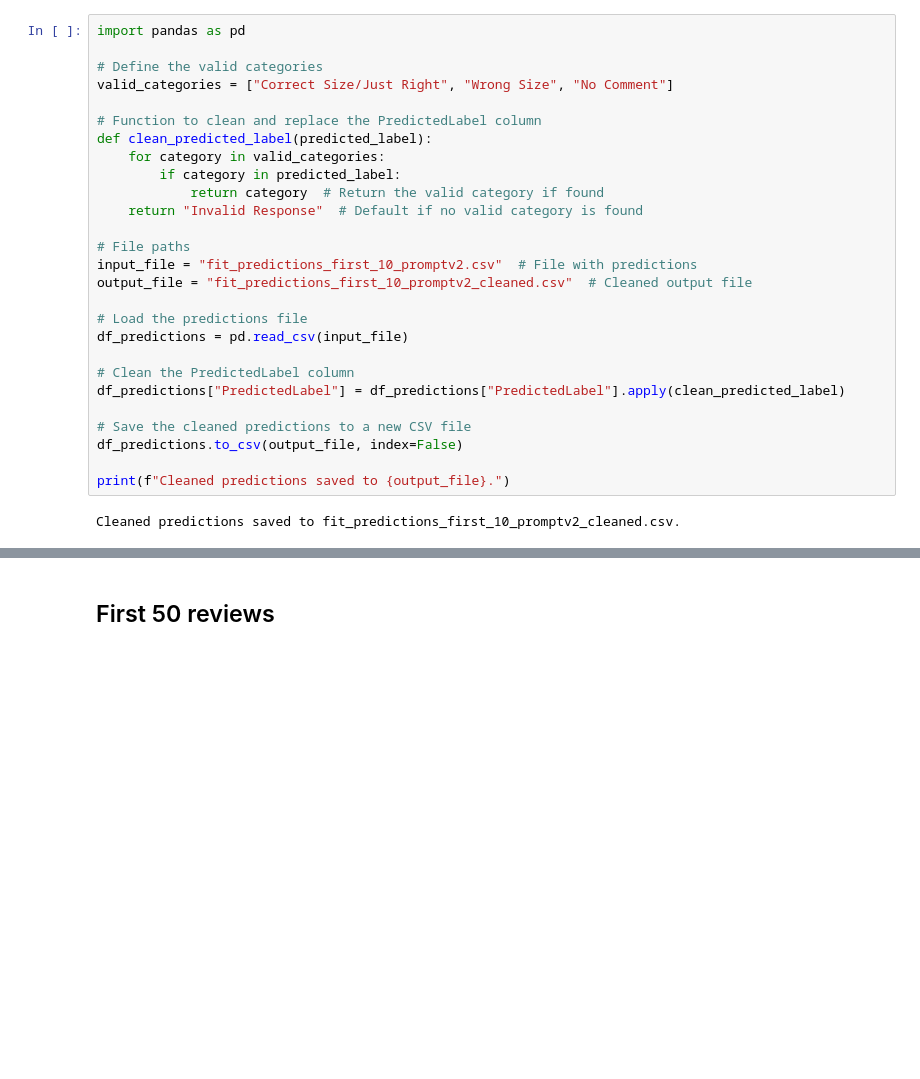
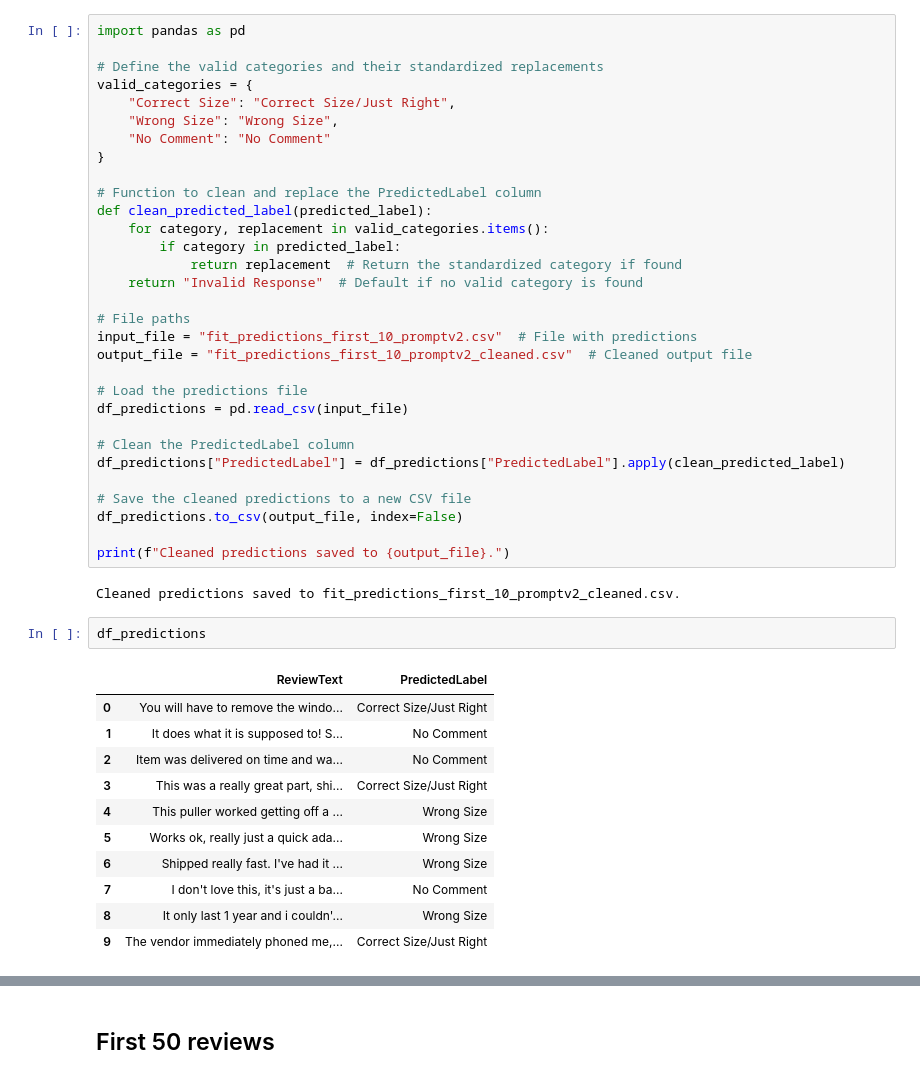
Before and after one commit to Vishnuanand77/text_classification, a Jupyter notebook: llama3_1-8b.ipynb, the cells around one changed output, grey strips where cells are left out. Cells and saved outputs as stored; diff of their text form; blank space fills up the shorter version.

```diff
--- a/llama3_1-8b.ipynb
+++ b/llama3_1-8b.ipynb
@@ -500,14 +488,18 @@ You
 # %%
 import pandas as pd
 
-# Define the valid categories
-valid_categories = ["Correct Size/Just Right", "Wrong Size", "No Comment"]
+# Define the valid categories and their standardized replacements
+valid_categories = {
+    "Correct Size": "Correct Size/Just Right",
+    "Wrong Size": "Wrong Size",
+    "No Comment": "No Comment"
+}
 
 # Function to clean and replace the PredictedLabel column
 def clean_predicted_label(predicted_label):
-    for category in valid_categories:
+    for category, replacement in valid_categories.items():
         if category in predicted_label:
-            return category  # Return the valid category if found
+            return replacement  # Return the standardized category if found
     return "Invalid Response"  # Default if no valid category is found
 
 # File paths
@@ -526,6 +518,20 @@ df_predictions.to_csv(output_file, index=False)
 print(f"Cleaned predictions saved to {output_file}.")
 # %% [output]
 Cleaned predictions saved to fit_predictions_first_10_promptv2_cleaned.csv.
+# %%
+df_predictions
+# %% [output]
+|  | ReviewText | PredictedLabel |
+| 0 | You will have to remove the windo... | Correct Size/Just Right |
+| 1 | It does what it is supposed to! S... | No Comment |
+| 2 | Item was delivered on time and wa... | No Comment |
+| 3 | This was a really great part, shi... | Correct Size/Just Right |
+| 4 | This puller worked getting off a ... | Wrong Size |
+| 5 | Works ok, really just a quick ada... | Wrong Size |
+| 6 | Shipped really fast. I've had it ... | Wrong Size |
+| 7 | I don't love this, it's just a ba... | No Comment |
+| 8 | It only last 1 year and i couldn'... | Wrong Size |
+| 9 | The vendor immediately phoned me,... | Correct Size/Just Right |
 # %%
 import pandas as pd
 
```
Also changed, not shown: parts of 2 cells of this notebook, 2 other files.
